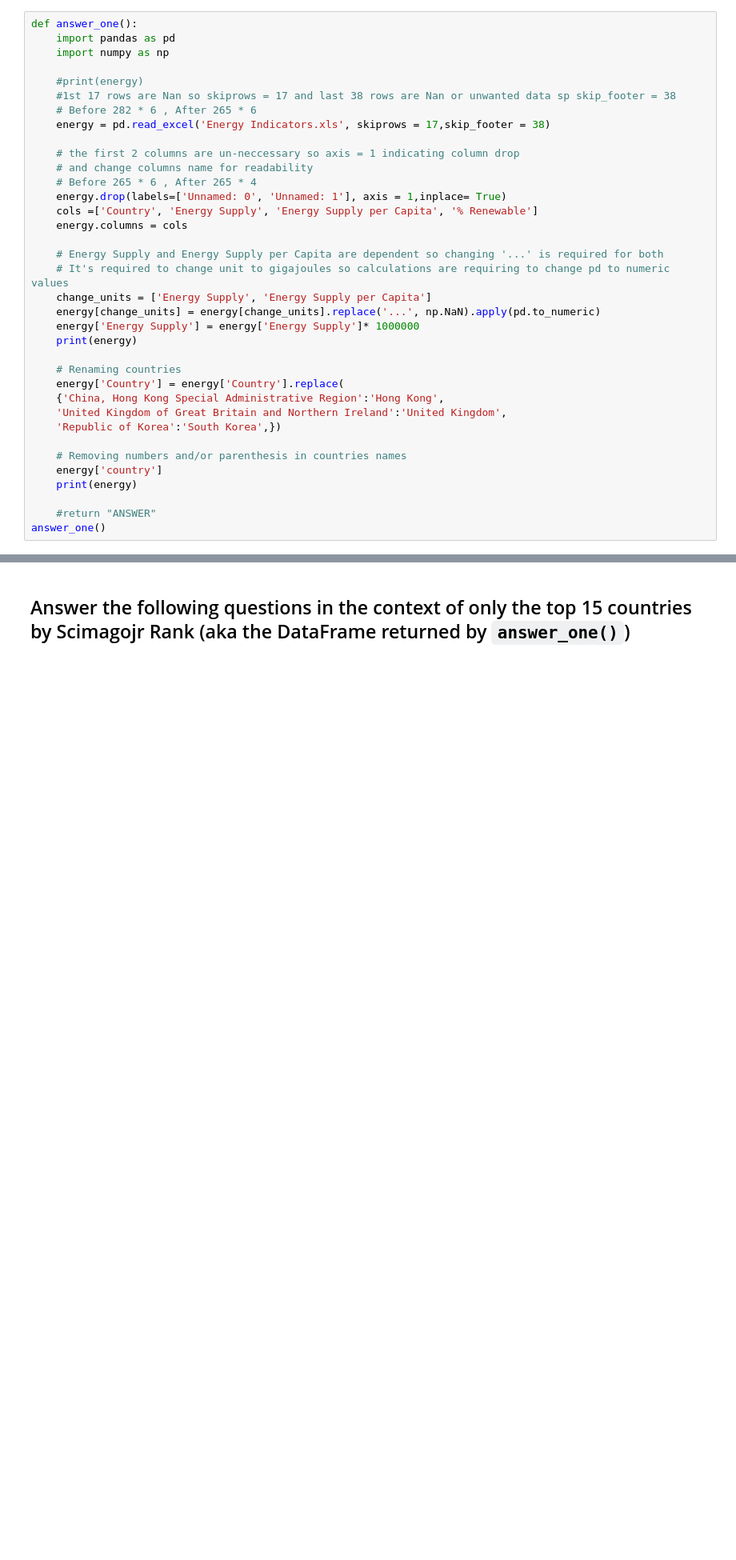
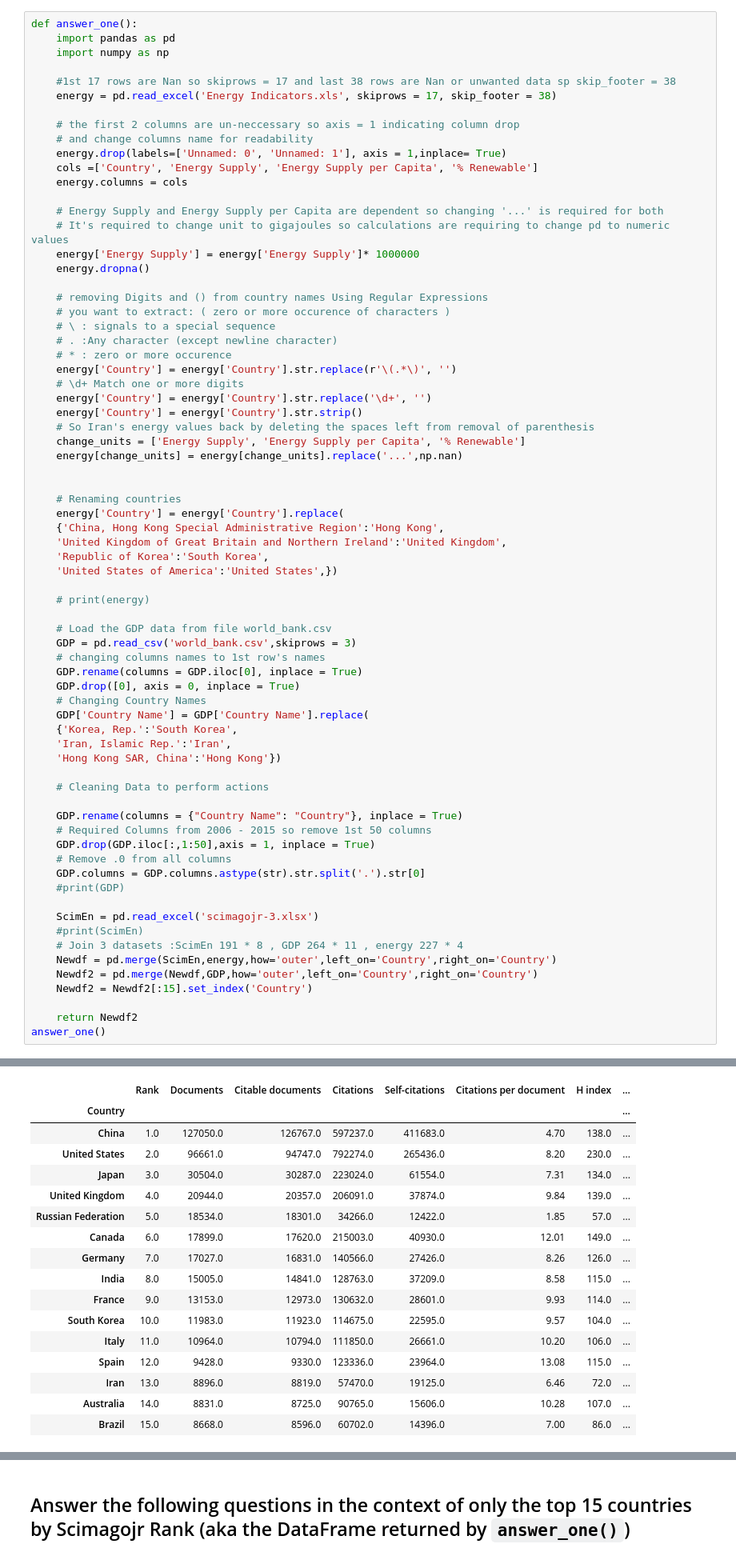
Before and after one commit to AyaElghannam/Applied-Data-Science-with-Python-specialization, a Jupyter notebook: Course 1/Week 3/Assignment+3.ipynb, the cells around one changed output, grey strips where cells are left out. Shown at 80% size. Drawn from its saved outputs; the diff is of its cells as text; blank space fills up the shorter version.

```diff
--- a/Course 1/Week 3/Assignment+3.ipynb
+++ b/Course 1/Week 3/Assignment+3.ipynb
@@ -59,35 +59,70 @@ def answer_one():
     import pandas as pd
     import numpy as np
 
-    #print(energy)
     #1st 17 rows are Nan so skiprows = 17 and last 38 rows are Nan or unwanted data sp skip_footer = 38
-    # Before 282 * 6 , After 265 * 6
-    energy = pd.read_excel('Energy Indicators.xls', skiprows = 17,skip_footer = 38)
+    energy = pd.read_excel('Energy Indicators.xls', skiprows = 17, skip_footer = 38)
 
     # the first 2 columns are un-neccessary so axis = 1 indicating column drop
     # and change columns name for readability
-    # Before 265 * 6 , After 265 * 4
     energy.drop(labels=['Unnamed: 0', 'Unnamed: 1'], axis = 1,inplace= True)
     cols =['Country', 'Energy Supply', 'Energy Supply per Capita', '% Renewable']
     energy.columns = cols
 
     # Energy Supply and Energy Supply per Capita are dependent so changing '...' is required for both
     # It's required to change unit to gigajoules so calculations are requiring to change pd to numeric values
-    change_units = ['Energy Supply', 'Energy Supply per Capita']
-    energy[change_units] = energy[change_units].replace('...', np.NaN).apply(pd.to_numeric)
     energy['Energy Supply'] = energy['Energy Supply']* 1000000
-    print(energy)
+    energy.dropna()
+
+    # removing Digits and () from country names Using Regular Expressions
+    # you want to extract: ( zero or more occurence of characters )
+    # \ : signals to a special sequence
+    # . :Any character (except newline character)
+    # * : zero or more occurence
+    energy['Country'] = energy['Country'].str.replace(r'\(.*\)', '')
+    # \d+ Match one or more digits
+    energy['Country'] = energy['Country'].str.replace('\d+', '')
+    energy['Country'] = energy['Country'].str.strip()
+    # So Iran's energy values back by deleting the spaces left from removal of parenthesis
+    change_units = ['Energy Supply', 'Energy Supply per Capita', '% Renewable']
+    energy[change_units] = energy[change_units].replace('...',np.nan)
+
 
     # Renaming countries
     energy['Country'] = energy['Country'].replace(
     {'China, Hong Kong Special Administrative Region':'Hong Kong',
     'United Kingdom of Great Britain and Northern Ireland':'United Kingdom',
-    'Republic of Korea':'South Korea',})
+    'Republic of Korea':'South Korea',
+    'United States of America':'United States',})
 
-    # Removing numbers and/or parenthesis in countries names
-    energy['country']
-    print(energy)
+    # print(energy)
 
-    #return "ANSWER"
+    # Load the GDP data from file world_bank.csv
+    GDP = pd.read_csv('world_bank.csv',skiprows = 3)
+    # changing columns names to 1st row's names
+    GDP.rename(columns = GDP.iloc[0], inplace = True)
+    GDP.drop([0], axis = 0, inplace = True)
+    # Changing Country Names
+    GDP['Country Name'] = GDP['Country Name'].replace(
+    {'Korea, Rep.':'South Korea',
+    'Iran, Islamic Rep.':'Iran',
+    'Hong Kong SAR, China':'Hong Kong'})
+
+    # Cleaning Data to perform actions
+
+    GDP.rename(columns = {"Country Name": "Country"}, inplace = True)
+    # Required Columns from 2006 - 2015 so remove 1st 50 columns
+    GDP.drop(GDP.iloc[:,1:50],axis = 1, inplace = True)
+    # Remove .0 from all columns
+    GDP.columns = GDP.columns.astype(str).str.split('.').str[0]
+    #print(GDP)
+
+    ScimEn = pd.read_excel('scimagojr-3.xlsx')
+    #print(ScimEn)
+    # Join 3 datasets :ScimEn 191 * 8 , GDP 264 * 11 , energy 227 * 4
+    Newdf = pd.merge(ScimEn,energy,how='outer',left_on='Country',right_on='Country')
+    Newdf2 = pd.merge(Newdf,GDP,how='outer',left_on='Country',right_on='Country')
+    Newdf2 = Newdf2[:15].set_index('Country')
+
+    return Newdf2
 answer_one()
 # %% [output]
@@ -108,3 +129,20 @@ Country  Energy Supply  Energy Supply per Capita  % Renewable
+|  | Rank | Documents | Citable documents | Citations | Self-citations | Citations per document | H index | ... |
+| Country |  |  |  |  |  |  |  | ... |
+| China | 1.0 | 127050.0 | 126767.0 | 597237.0 | 411683.0 | 4.70 | 138.0 | ... |
+| United States | 2.0 | 96661.0 | 94747.0 | 792274.0 | 265436.0 | 8.20 | 230.0 | ... |
+| Japan | 3.0 | 30504.0 | 30287.0 | 223024.0 | 61554.0 | 7.31 | 134.0 | ... |
+| United Kingdom | 4.0 | 20944.0 | 20357.0 | 206091.0 | 37874.0 | 9.84 | 139.0 | ... |
+| Russian Federation | 5.0 | 18534.0 | 18301.0 | 34266.0 | 12422.0 | 1.85 | 57.0 | ... |
+| Canada | 6.0 | 17899.0 | 17620.0 | 215003.0 | 40930.0 | 12.01 | 149.0 | ... |
+| Germany | 7.0 | 17027.0 | 16831.0 | 140566.0 | 27426.0 | 8.26 | 126.0 | ... |
+| India | 8.0 | 15005.0 | 14841.0 | 128763.0 | 37209.0 | 8.58 | 115.0 | ... |
+| France | 9.0 | 13153.0 | 12973.0 | 130632.0 | 28601.0 | 9.93 | 114.0 | ... |
+| South Korea | 10.0 | 11983.0 | 11923.0 | 114675.0 | 22595.0 | 9.57 | 104.0 | ... |
+| Italy | 11.0 | 10964.0 | 10794.0 | 111850.0 | 26661.0 | 10.20 | 106.0 | ... |
+| Spain | 12.0 | 9428.0 | 9330.0 | 123336.0 | 23964.0 | 13.08 | 115.0 | ... |
+| Iran | 13.0 | 8896.0 | 8819.0 | 57470.0 | 19125.0 | 6.46 | 72.0 | ... |
+| Australia | 14.0 | 8831.0 | 8725.0 | 90765.0 | 15606.0 | 10.28 | 107.0 | ... |
+| Brazil | 15.0 | 8668.0 | 8596.0 | 60702.0 | 14396.0 | 7.00 | 86.0 | ... |
 # %% [markdown]
 ### Question 2 (6.6%)
 The previous question joined three datasets then reduced this to just the top 15 entries. When you joined the datasets, but before you reduced this to the top 15 items, how many entries did you lose?
```
Also changed, not shown: parts of 26 cells of this notebook, 2 other files.
